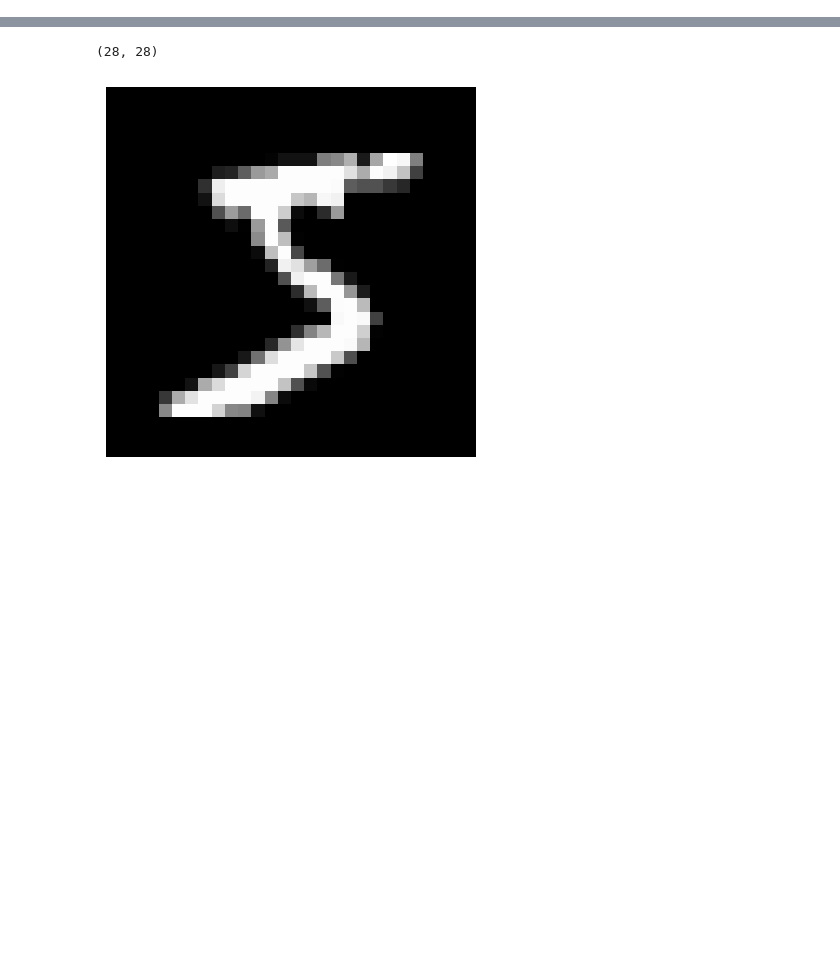
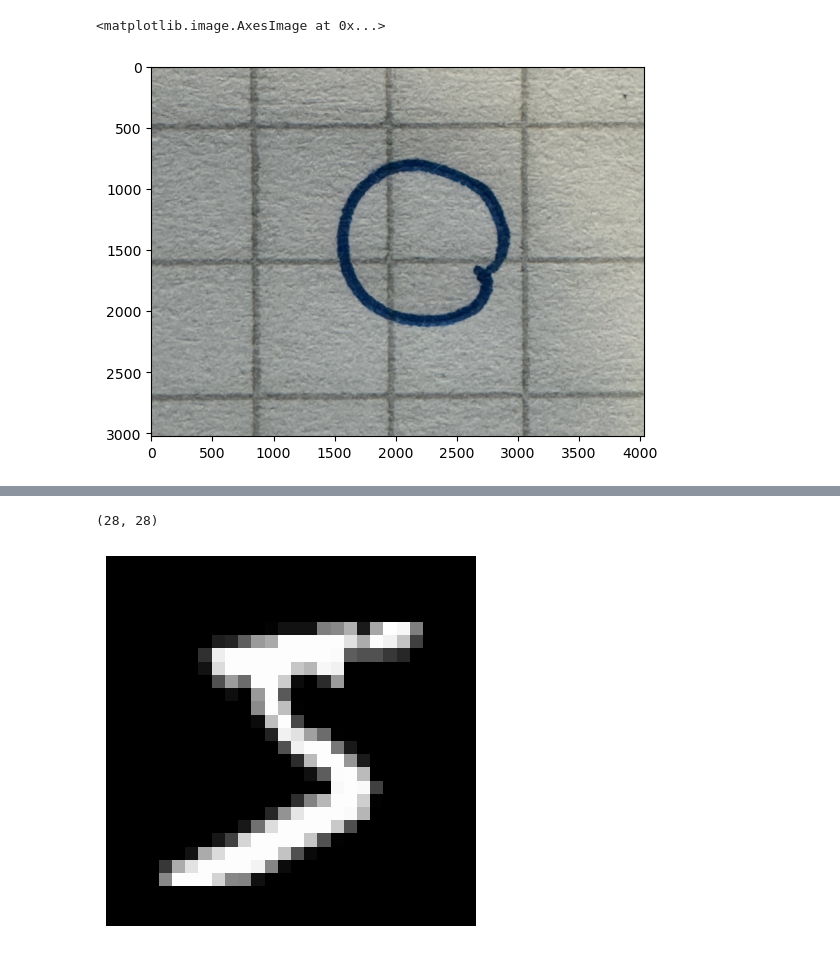
Before and after one commit to EFCK/Few-Shot-Learning, a Jupyter notebook: resnet18.ipynb, the cells around one changed output, grey strips where cells are left out. Drawn from its saved outputs; the diff is of its cells as text; code cells hidden in the pictures; blank space fills up the shorter version.

```diff
--- a/resnet18.ipynb
+++ b/resnet18.ipynb
@@ -0,0 +39,5 @@
+# %%
+plt.imshow(images[23])
+# %% [output]
+<matplotlib.image.AxesImage at 0x...>
+[figure, added]
```
Also changed, not shown: parts of 6 cells of this notebook, 27 other files.
